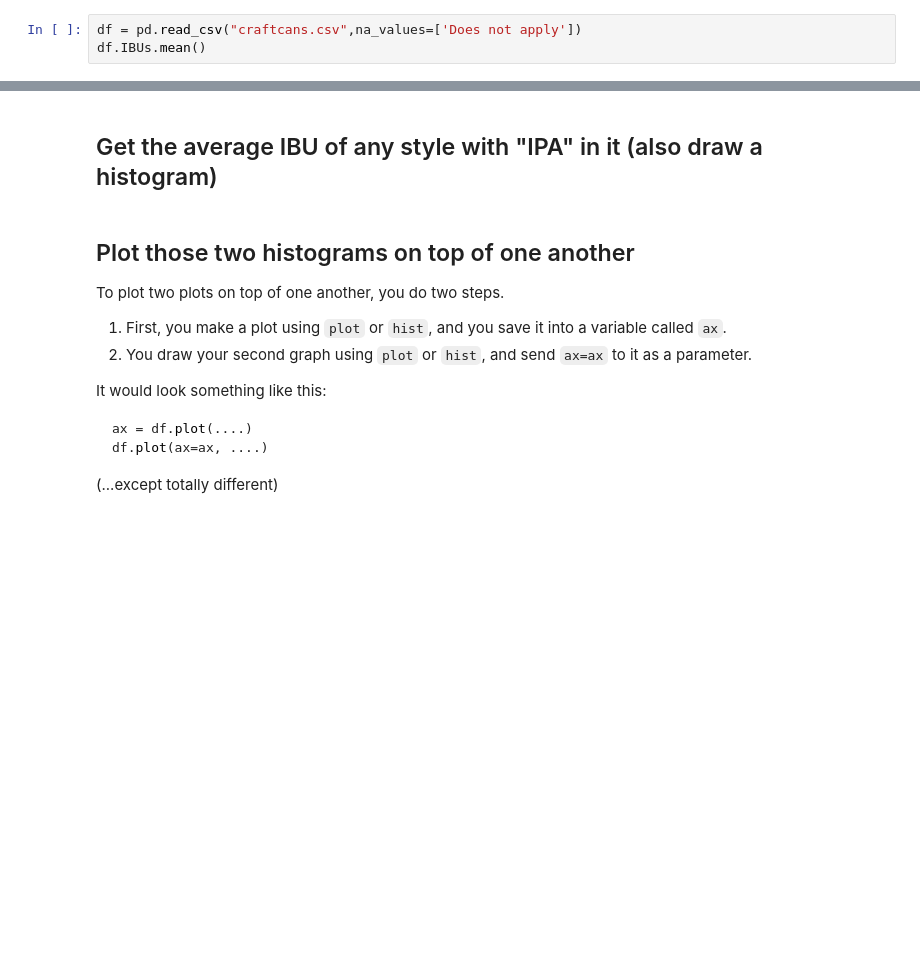
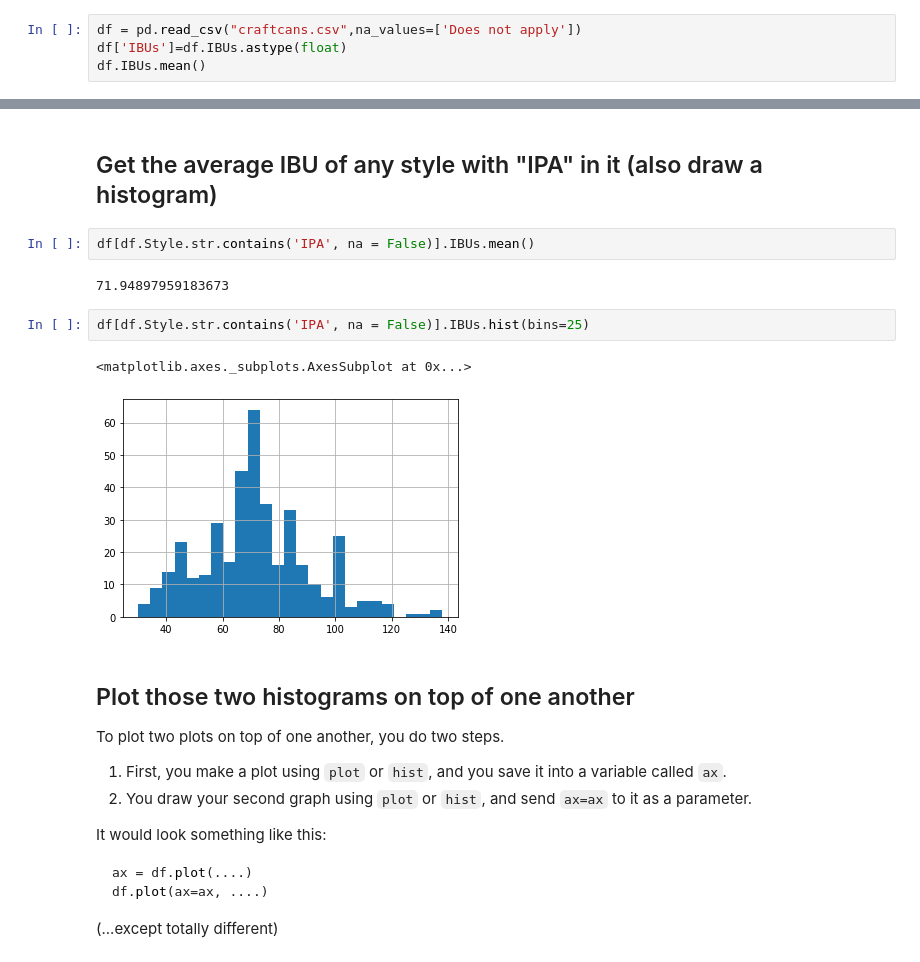
Before and after one commit to Humera97/homework6_lodhi, a Jupyter notebook: Dataset ONE - Beer cans.ipynb, the cells around one changed output, grey strips where cells are left out. Cells and saved outputs as stored; diff of their text form; blank space fills up the shorter version.

```diff
--- a/Dataset ONE - Beer cans.ipynb
+++ b/Dataset ONE - Beer cans.ipynb
@@ -329,6 +336,7 @@ It looks like some of those values *aren't numbers*. There are two ways to fix t
 ### Now try to get the average IBUs again
 # %%
 df = pd.read_csv("craftcans.csv",na_values=['Does not apply'])
+df['IBUs']=df.IBUs.astype(float)
 df.IBUs.mean()
 # %% [output]
 42.71316725978647
@@ -477,6 +485,15 @@ df_wheat.IBUs.hist(bins= 25)
 [figure]
 # %% [markdown]
 ## Get the average IBU of any style with "IPA" in it (also draw a histogram)
+# %%
+df[df.Style.str.contains('IPA', na = False)].IBUs.mean()
+# %% [output]
+71.94897959183673
+# %%
+df[df.Style.str.contains('IPA', na = False)].IBUs.hist(bins=25)
+# %% [output]
+<matplotlib.axes._subplots.AxesSubplot at 0x...>
+[figure, added]
 # %% [markdown]
 ## Plot those two histograms on top of one another
 
```
Also changed, not shown: parts of 7 cells of this notebook.
